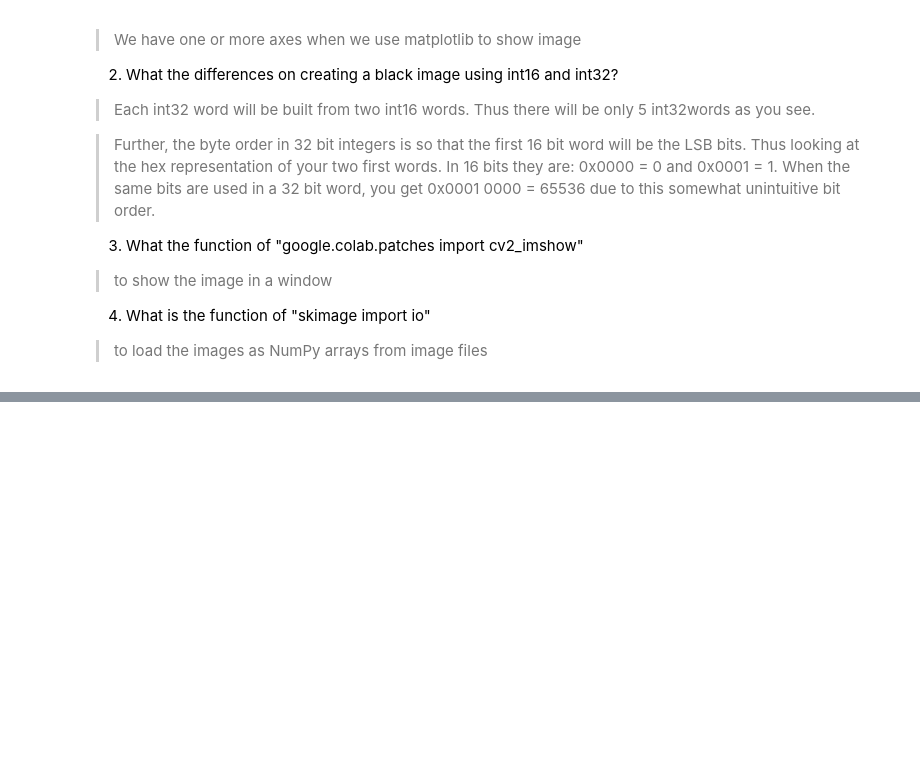
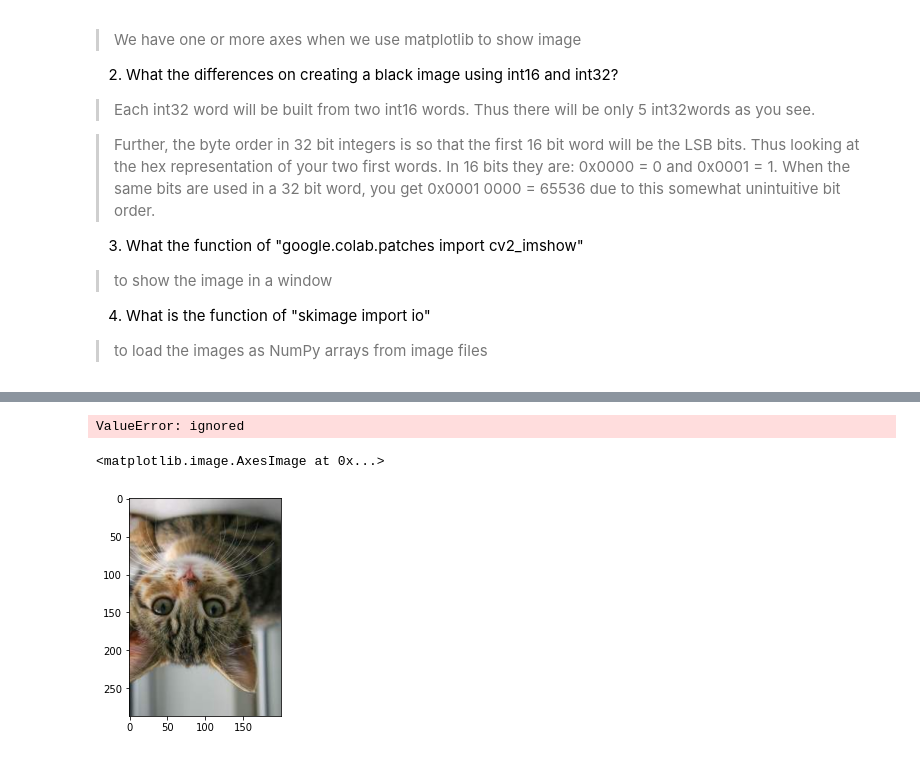
Before and after one commit to ViraMeliana/PCVK_Genap_2021, a Jupyter notebook: Week2.ipynb, the cells around one changed output, grey strips where cells are left out. Drawn from its saved outputs; the diff is of its cells as text; code cells hidden in the pictures; blank space fills up the shorter version.

```diff
--- a/Week2.ipynb
+++ b/Week2.ipynb
@@ -239,0 +263,13 @@ plt.imshow(black_img2)
+# %%
+image = cv.imread('/content/kitten01.jpg')
+result = 100 * 100
+plt.imsave(image, np.array(result).reshape(100,100), cmap=plt.gray)
+plt.imshow(np.array(result).reshape(100,100))
+# %% [output]
+ValueError: ignored
+# %%
+img5 = cv.flip(cv.cvtColor(img, cv.COLOR_BGR2RGB),0)
+plt.imshow(img5)
+# %% [output]
+<matplotlib.image.AxesImage at 0x...>
+[figure, added]
```
Also changed, not shown: parts of 5 cells of this notebook.
